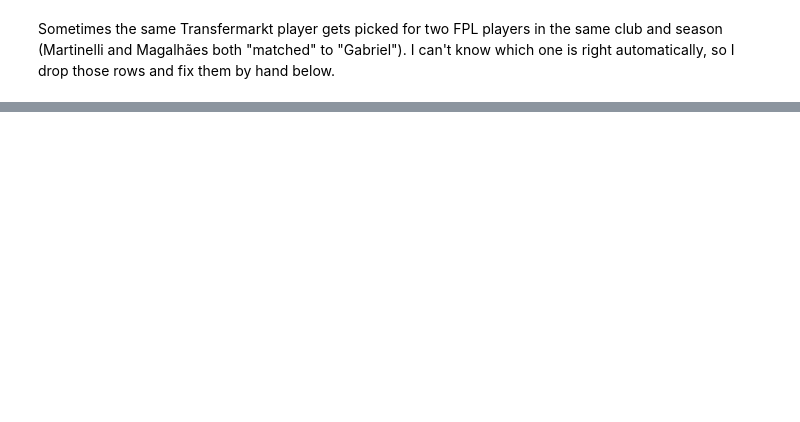
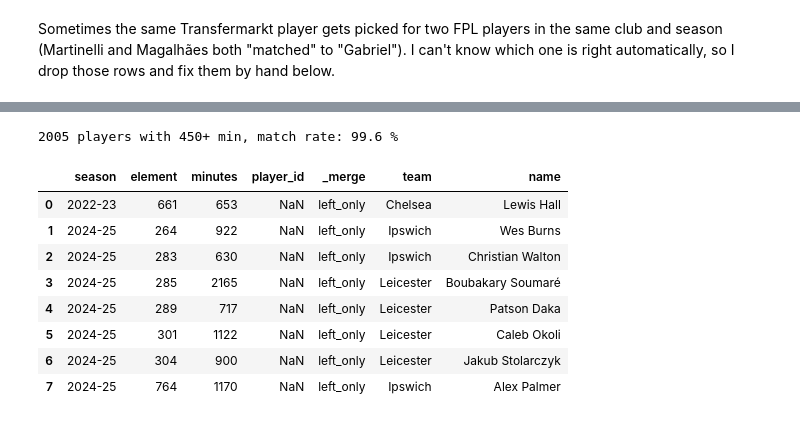
Before and after one commit to b-aissa/scoutpl, a Jupyter notebook: notebooks/02_matching.ipynb, the cells around one changed output, grey strips where cells are left out. Cells and saved outputs as stored; diff of their text form; code cells hidden in the pictures; blank space fills up the shorter version.

```diff
--- a/notebooks/02_matching.ipynb
+++ b/notebooks/02_matching.ipynb
@@ -346,0 +385,24 @@ manual[["season", "team", "name", "player_id"]]
+# %%
+# minutes per FPL player and season
+mins = gw.groupby(["season", "element"], as_index=False)["minutes"].sum()
+regulars = mins[mins["minutes"] >= 450]
+
+# which regulars got a Transfermarkt id
+check = regulars.merge(player_table, on=["season", "element"], how="left", indicator=True)
+rate = (check["_merge"] == "both").mean()
+
+print(len(regulars), "players with 450+ min, match rate:", round(rate * 100, 1), "%")
+# the ones still missing, with their names
+missing = check[check["_merge"] == "left_only"]
+missing.merge(fpl_side[["season", "element", "team", "name"]], on=["season", "element"])
+# %% [output]
+2005 players with 450+ min, match rate: 99.6 %
+|  | season | element | minutes | player_id | _merge | team | name |
+| 0 | 2022-23 | 661 | 653 | NaN | left_only | Chelsea | Lewis Hall |
+| 1 | 2024-25 | 264 | 922 | NaN | left_only | Ipswich | Wes Burns |
+| 2 | 2024-25 | 283 | 630 | NaN | left_only | Ipswich | Christian Walton |
+| 3 | 2024-25 | 285 | 2165 | NaN | left_only | Leicester | Boubakary Soumaré |
+| 4 | 2024-25 | 289 | 717 | NaN | left_only | Leicester | Patson Daka |
+| 5 | 2024-25 | 301 | 1122 | NaN | left_only | Leicester | Caleb Okoli |
+| 6 | 2024-25 | 304 | 900 | NaN | left_only | Leicester | Jakub Stolarczyk |
+| 7 | 2024-25 | 764 | 1170 | NaN | left_only | Ipswich | Alex Palmer |
```
Also changed, not shown: parts of 18 cells of this notebook.
